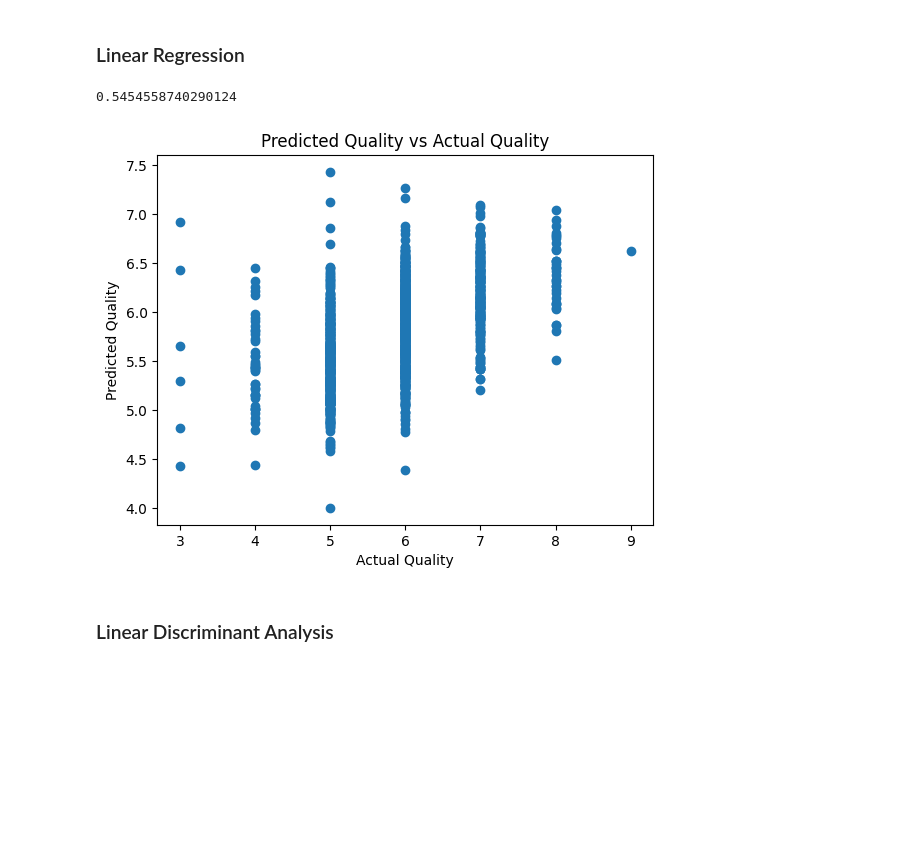
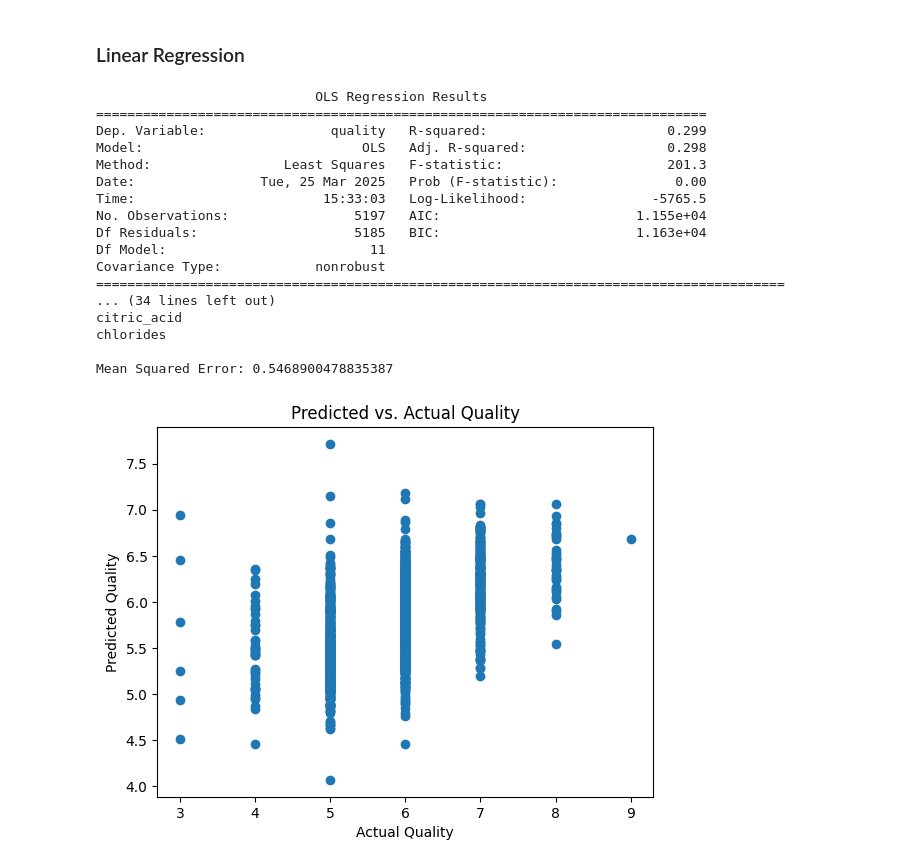
Before and after one commit to adrianrushing/stat4000-project, a Jupyter notebook: eda.ipynb, the cells around one changed output. Cells and saved outputs as stored; diff of their text form; code cells hidden in the pictures; blank space fills up the shorter version.

```diff
--- a/eda.ipynb
+++ b/eda.ipynb
@@ -249,31 +166,68 @@ weighted avg       0.49      0.53      0.49      1300
 # %% [markdown]
 ### Linear Regression
 # %%
-# Import and use Linear regression to predict quality from X
+import statsmodels.api as sm
+import matplotlib.pyplot as plt
+from sklearn.model_selection import train_test_split
 from sklearn.linear_model import LinearRegression
 from sklearn.metrics import mean_squared_error
 
+#Split data into test and training sets
+X_train_raw, X_test_raw, y_train, y_test = train_test_split(
+    X, y,
+    test_size=0.2,
+    random_state=42
+)
+
+
+X_train_sm = sm.add_constant(X_train_raw)
+
+# Fit OLS model using training data
+ols_model = sm.OLS(y_train, X_train_sm).fit()
+print(ols_model.summary())
+
+# Remove insignificant variables
+p_values = ols_model.pvalues
+significant_vars = p_values[p_values < 0.05].index
+print("\nSignificant variables (p < 0.05):")
+print(significant_vars)
+
+sv = [var for var in significant_vars if var != 'const']
+
+X_train_reduced = X_train_raw[sv]
+X_test_reduced = X_test_raw[sv]
+
 # Create a linear regression model
 lin_reg = LinearRegression()
+lin_reg.fit(X_train_reduced, y_train)
 
-# Fit the model to the training data
-lin_reg.fit(X_train, y_train)
+# Predict test data based on model
+y_pred = lin_reg.predict(X_test_reduced)
+mse = mean_squared_error(y_test, y_pred)
+print("\nMean Squared Error:", mse)
 
-# Predict the quality of the test data
-y_pred = lin_reg.predict(X_test)
-
-# Calculate the mean squared error
-mse = mean_squared_error(y_test, y_pred)
-print(mse)
-
-# Plot the predicted quality against the actual quality
+#Plot accuracy
 plt.scatter(y_test, y_pred)
 plt.xlabel('Actual Quality')
 plt.ylabel('Predicted Quality')
-plt.title('Predicted Quality vs Actual Quality')
+plt.title('Predicted vs. Actual Quality')
 plt.show()
 # %% [output]
-0.5454558740290124
+                            OLS Regression Results
+==============================================================================
+Dep. Variable:                quality   R-squared:                       0.299
+Model:                            OLS   Adj. R-squared:                  0.298
+Method:                 Least Squares   F-statistic:                     201.3
+Date:                Tue, 25 Mar 2025   Prob (F-statistic):               0.00
+Time:                        15:33:03   Log-Likelihood:                -5765.5
+No. Observations:                5197   AIC:                         1.155e+04
+Df Residuals:                    5185   BIC:                         1.163e+04
+Df Model:                          11
+Covariance Type:            nonrobust
+========================================================================================
+... (34 lines left out)
+citric_acid
+chlorides
+
+Mean Squared Error: 0.5468900478835387
-[figure, old version]
+[figure, new version]
-# %% [markdown]
-### Linear Discriminant Analysis
```
Also changed, not shown: parts of 15 cells of this notebook.
